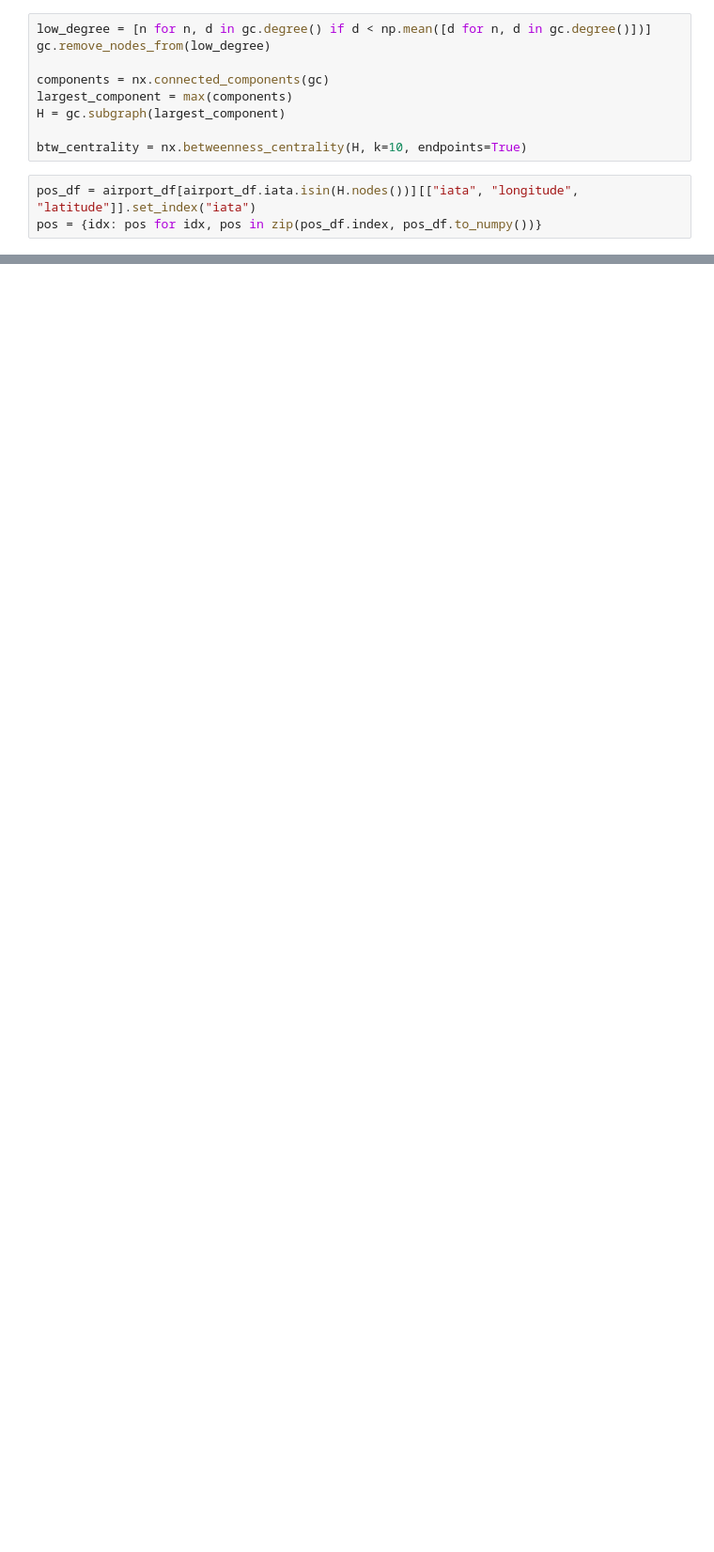
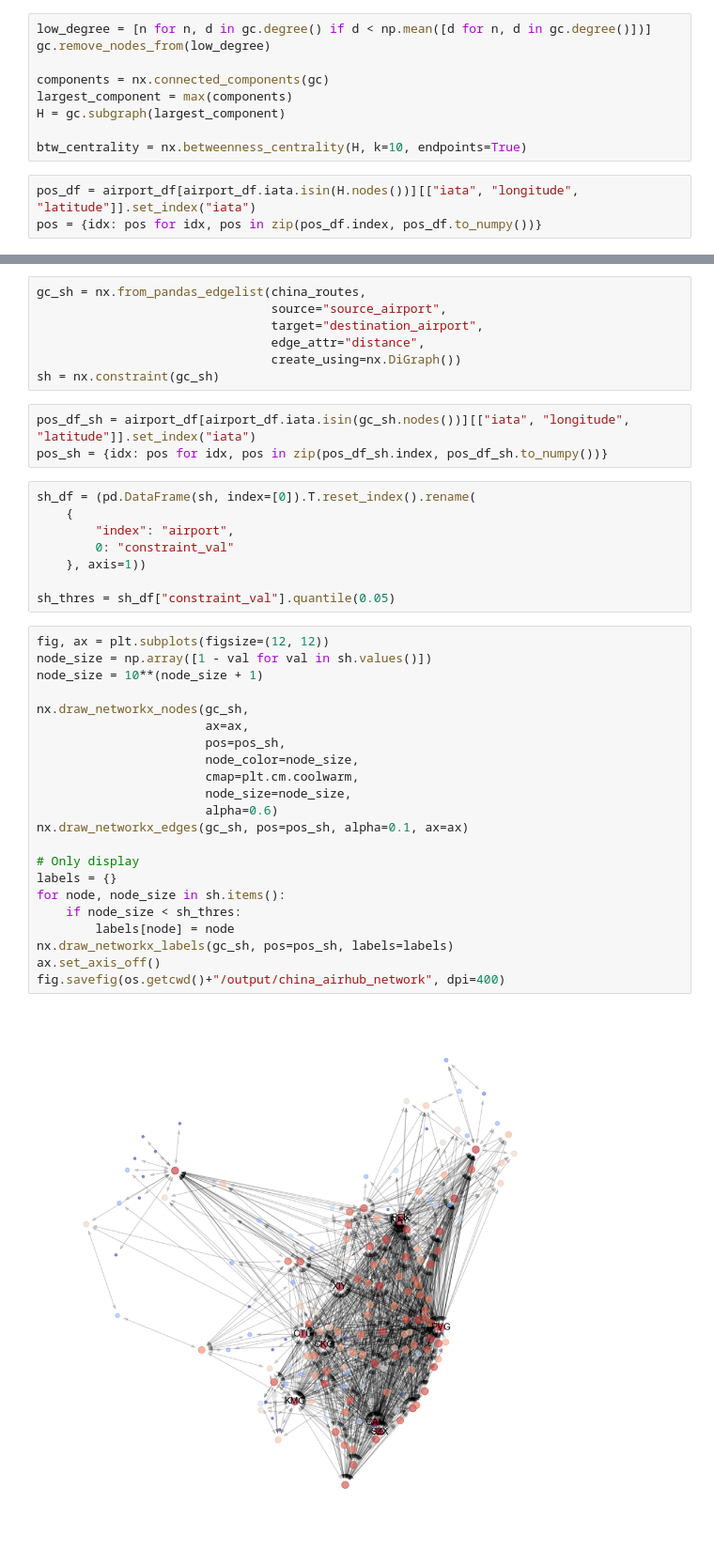
Before and after one commit to ccxzhang/GeoSpatialAnalysis, a Jupyter notebook: python/other-networkx.ipynb, the cells around one changed output, grey strips where cells are left out. Shown at 94% size. Cells and saved outputs as stored; diff of their text form; blank space fills up the shorter version.

```diff
--- a/python/other-networkx.ipynb
+++ b/python/other-networkx.ipynb
@@ -205,0 +265,42 @@ fig.savefig(os.getcwd()+"/output/china_btw_airports", dpi=400)
+# %%
+gc_sh = nx.from_pandas_edgelist(china_routes,
+                                source="source_airport",
+                                target="destination_airport",
+                                edge_attr="distance",
+                                create_using=nx.DiGraph())
+sh = nx.constraint(gc_sh)
+# %%
+pos_df_sh = airport_df[airport_df.iata.isin(gc_sh.nodes())][["iata", "longitude", "latitude"]].set_index("iata")
+pos_sh = {idx: pos for idx, pos in zip(pos_df_sh.index, pos_df_sh.to_numpy())}
+# %%
+sh_df = (pd.DataFrame(sh, index=[0]).T.reset_index().rename(
+    {
+        "index": "airport",
+        0: "constraint_val"
+    }, axis=1))
+
+sh_thres = sh_df["constraint_val"].quantile(0.05)
+# %%
+fig, ax = plt.subplots(figsize=(12, 12))
+node_size = np.array([1 - val for val in sh.values()])
+node_size = 10**(node_size + 1)
+
+nx.draw_networkx_nodes(gc_sh,
+                       ax=ax,
+                       pos=pos_sh,
+                       node_color=node_size,
+                       cmap=plt.cm.coolwarm,
+                       node_size=node_size,
+                       alpha=0.6)
+nx.draw_networkx_edges(gc_sh, pos=pos_sh, alpha=0.1, ax=ax)
+
+# Only display
+labels = {}
+for node, node_size in sh.items():
+    if node_size < sh_thres:
+        labels[node] = node
+nx.draw_networkx_labels(gc_sh, pos=pos_sh, labels=labels)
+ax.set_axis_off()
+fig.savefig(os.getcwd()+"/output/china_airhub_network", dpi=400)
+# %% [output]
+[figure, added]
```
Also changed, not shown: parts of 8 cells of this notebook, 19 other files.
